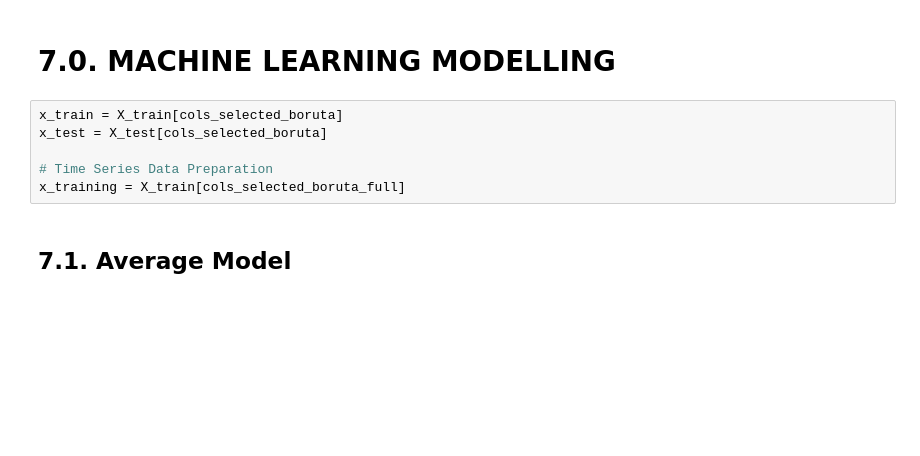
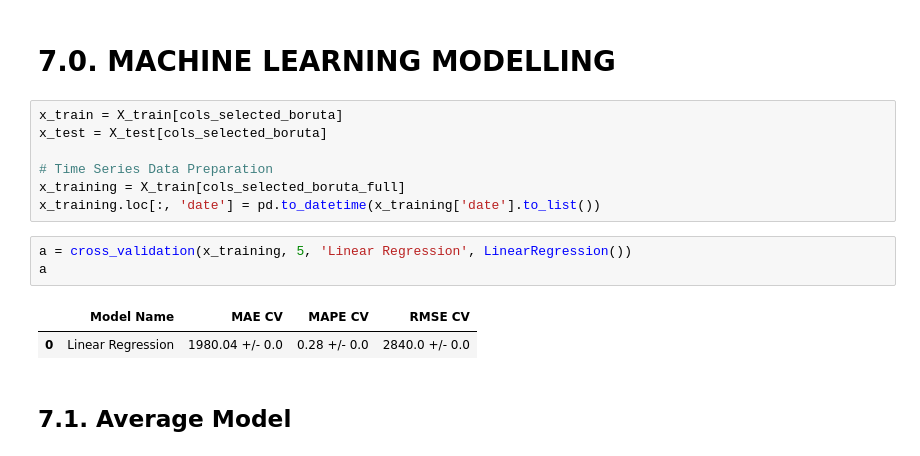
Before and after one commit to jeovaramos/DataScience_Em_Producao, a Jupyter notebook: m07_v01_store_sales_prediction.ipynb, the cells around one changed output. Saved outputs shown, nothing was run; the diff lists cells and outputs as text; blank space fills up the shorter version.

Commit message:
Implemented cross validation function

```diff
--- a/m07_v01_store_sales_prediction.ipynb
+++ b/m07_v01_store_sales_prediction.ipynb
@@ -939,6 +992,13 @@ x_test = X_test[cols_selected_boruta]
 
 # Time Series Data Preparation
 x_training = X_train[cols_selected_boruta_full]
+x_training.loc[:, 'date'] = pd.to_datetime(x_training['date'].to_list())
+# %%
+a = cross_validation(x_training, 5, 'Linear Regression', LinearRegression())
+a
+# %% [output]
+|  | Model Name | MAE CV | MAPE CV | RMSE CV |
+| 0 | Linear Regression | 1980.04 +/- 0.0 | 0.28 +/- 0.0 | 2840.0 +/- 0.0 |
 # %% [markdown]
 ## 7.1. Average Model
 # %%
```
Also changed, not shown: parts of 17 cells of this notebook.
